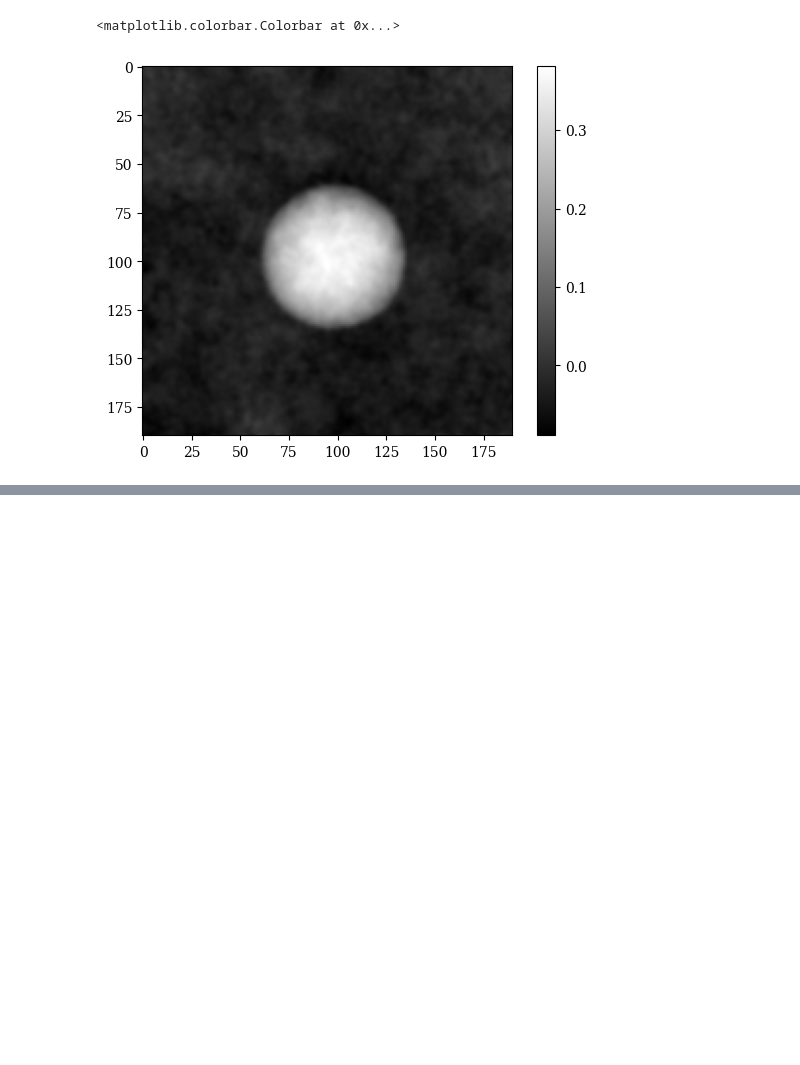
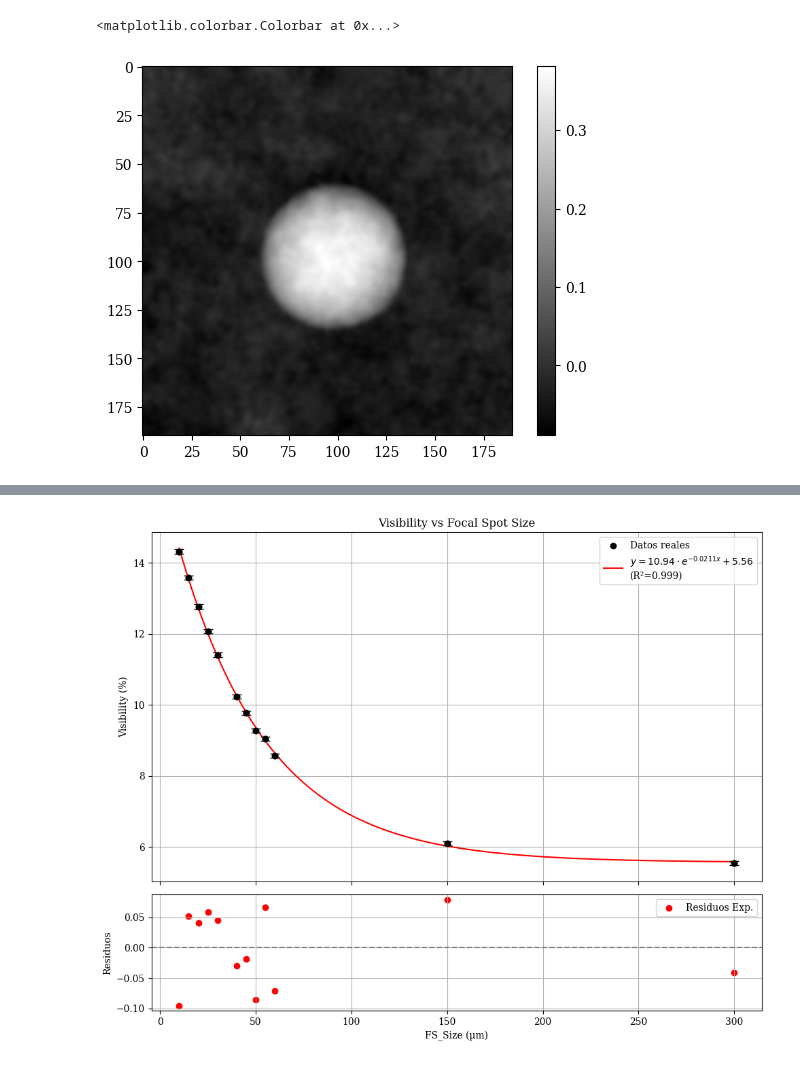
Before and after one commit to roshak1197/FSZ_Study, a Jupyter notebook: read_High.ipynb, the cells around one changed output, grey strips where cells are left out. Drawn from its saved outputs; the diff is of its cells as text; code cells hidden in the pictures; blank space fills up the shorter version.

```diff
--- a/read_High.ipynb
+++ b/read_High.ipynb
@@ -453,0 +409,69 @@ Text(0, 0.5, 'Intensity')
+# %%
+import numpy as np
+import matplotlib.pyplot as plt
+from scipy.optimize import curve_fit
+
+# Modelo exponencial con término constante
+def model_exp(x, a, b, c):
+    return a * np.exp(-b * x) + c
+
+# Modelo lineal
+def model_lin(x, a2, b2):
+    return -a2 * x + b2
+
+# Datos
+Vis = np.array([14.32, 13.58, 12.77, 12.07, 11.41, 10.23, 9.77, 9.28, 9.05, 8.57, 6.10, 5.54])
+FS_Size = np.array([10, 15, 20, 25, 30, 40, 45, 50, 55, 60, 150, 300])
+
+# Ajuste de modelos
+params_exp, covariance_exp = curve_fit(model_exp, FS_Size, Vis, p0=(15, 0.01, 5))
+params_lin, covariance_lin = curve_fit(model_lin, FS_Size, Vis)
+
+a, b, c = params_exp
+a2, b2 = params_lin
+
+# Ajustes
+x_fit = np.linspace(FS_Size.min(), FS_Size.max(), 300)
+y_fit_exp = model_exp(x_fit, a, b, c)
+y_fit_lin = model_lin(x_fit, a2, b2)
+
+# Residuos
+residuals_exp = Vis - model_exp(FS_Size, a, b, c)
+
+# Métrica R²
+ss_res = np.sum(residuals_exp**2)
+ss_tot = np.sum((Vis - np.mean(Vis))**2)
+r2_exp = 1 - (ss_res / ss_tot)
+
+# ----------- Gráfico principal + distribución de errores -------------
+fig, (ax1, ax2) = plt.subplots(2, 1, figsize=(10, 8), sharex=True,
+                               gridspec_kw={'height_ratios': [3, 1]})
+
+# Gráfico con datos y ajustes
+ax1.scatter(FS_Size, Vis, label="Datos reales", color="black")
+
+# ✅ Aquí insertamos la ecuación con los parámetros en el legend
+fit_equation = f"$y = {a:.2f} \cdot e^{{-{b:.4f}x}} + {c:.2f}$\n(R²={r2_exp:.3f})"
+ax1.plot(x_fit, y_fit_exp, 'r-', label=fit_equation)
+
+# Barras de error
+error_estimado = np.std(residuals_exp)
+ax1.errorbar(FS_Size, Vis, yerr=error_estimado, fmt="o", color="black", capsize=5)
+
+ax1.set_ylabel("Visibility (%)")
+ax1.set_title("Visibility vs Focal Spot Size")
+ax1.legend()
+ax1.grid(True)
+
+# Gráfico de residuos
+ax2.axhline(0, color="gray", linestyle="--")
+ax2.scatter(FS_Size, residuals_exp, color="red", label="Residuos Exp.")
+ax2.set_xlabel("FS_Size (µm)")
+ax2.set_ylabel("Residuos")
+ax2.legend()
+ax2.grid(True)
+
+plt.tight_layout()
+plt.show()
+# %% [output]
+[figure, added]
```
Also changed, not shown: parts of 11 cells of this notebook, 11 other files.
